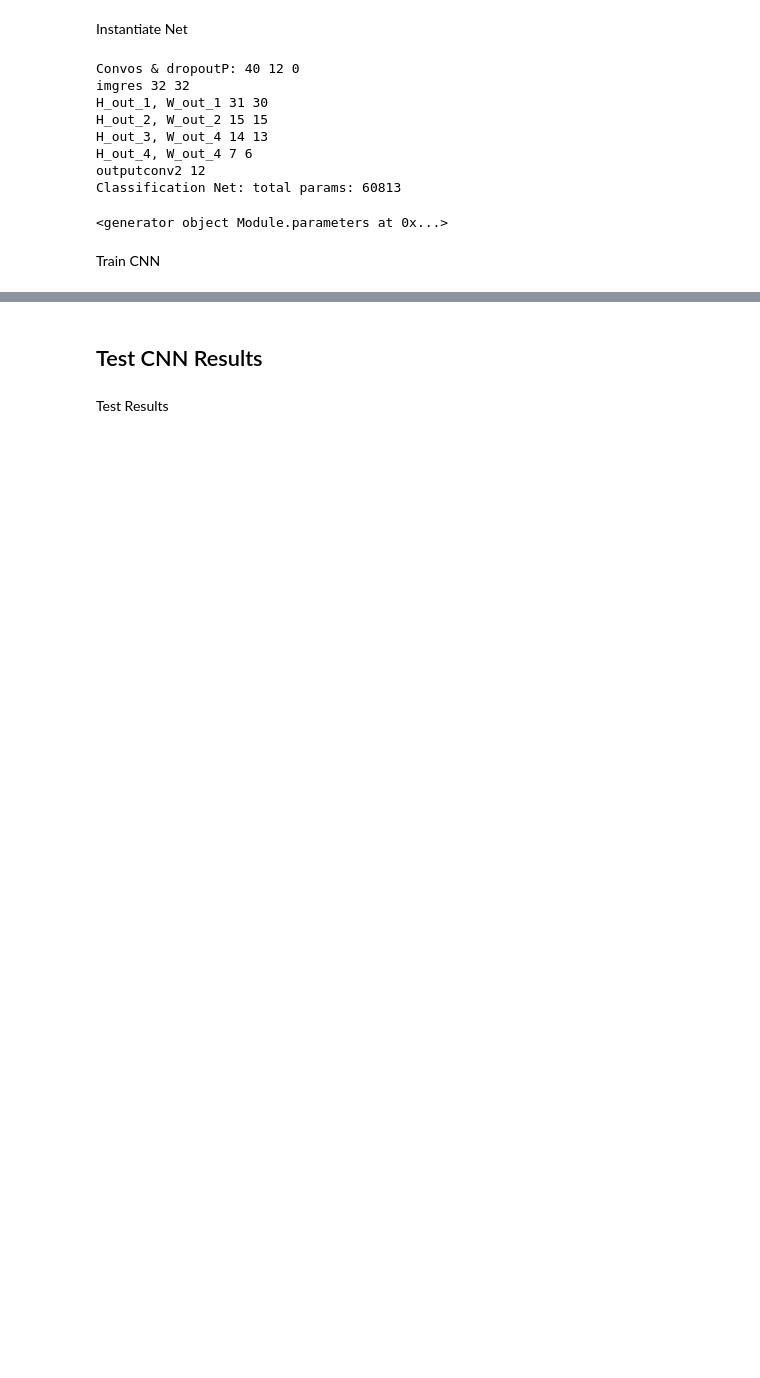
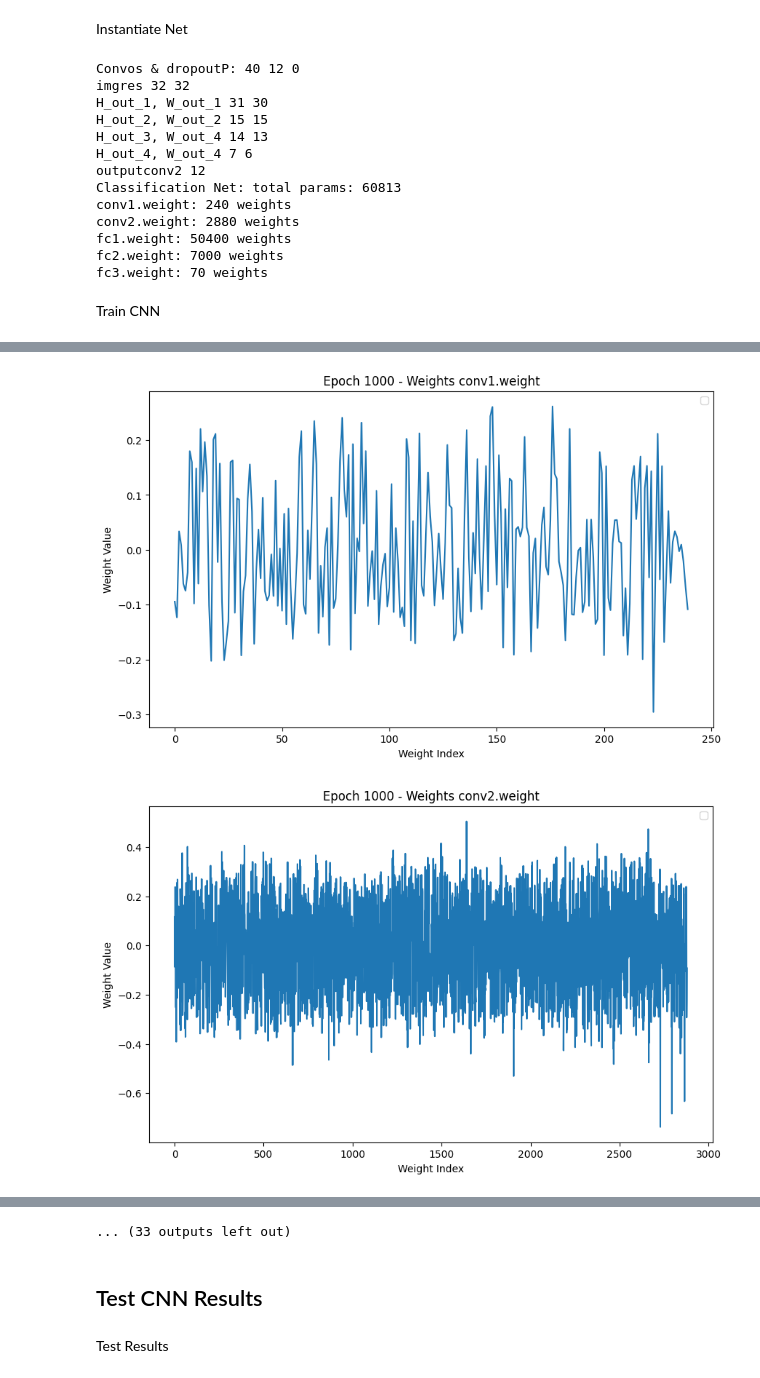
Before and after one commit to sergiosolorzano/financial-asset-gap-risk-nn-prediction, a Jupyter notebook: CNN-bayesian-share-price-prediction/project_multi.ipynb, the cells around one changed output, grey strips where cells are left out. Drawn from its saved outputs; the diff is of its cells as text; code cells hidden in the pictures; blank space fills up the shorter version.

Commit message:
add weights/gradients graphs

```diff
--- a/CNN-bayesian-share-price-prediction/project_multi.ipynb
+++ b/CNN-bayesian-share-price-prediction/project_multi.ipynb
@@ -682,0 +671,12 @@ class Net(nn.Module):
+# %%
+def weights_init_he(m):
+    if isinstance(m, nn.Conv2d):
+        #mode=fan_out: Used for convolutional layers to account for the output size of the layer
+        nn.init.kaiming_uniform_(m.weight, mode='fan_out', nonlinearity='relu')
+        if m.bias is not None:
+            nn.init.constant_(m.bias, 0)
+    elif isinstance(m, nn.Linear):
+        #mode=fan_in: Used for linear layers to account for the input size
+        nn.init.kaiming_uniform_(m.weight, mode='fan_in', nonlinearity='relu')
+        if m.bias is not None:
+            nn.init.constant_(m.bias, 0)
@@ -691,8 +718,15 @@ net = Net(name='Classification Net', filter_size_1=filter_size_1, filter_size_2=
             final_FCLayer_outputs=final_FCLayer_output,
             dropout_probab=dropout_probab)
 
+def print_layer_weights(model):
+    for name, param in model.named_parameters():
+        if param.requires_grad and 'weight' in name:
+            print(f"{name}: {param.numel()} weights")
+
+
 net.to(device)
 net.parameters()
+print_layer_weights(net)
 # %% [output]
 Convos & dropoutP: 40 12 0
 imgres 32 32
@@ -702,7 +736,11 @@ H_out_3, W_out_4 14 13
 H_out_4, W_out_4 7 6
 outputconv2 12
 Classification Net: total params: 60813
+conv1.weight: 240 weights
+conv2.weight: 2880 weights
+fc1.weight: 50400 weights
+fc2.weight: 7000 weights
+fc3.weight: 70 weights
-<generator object Module.parameters at 0x...>
 # %% [markdown]
 Train CNN
 # %%
@@ -711,6 +749,7 @@ Train CNN
 #print running_loss every [x] mini-batches
 mini_batch_running_loss_check = 384#38
 epoch_running_loss_check = 400
+epoch_running_gradients_check = 1000
 
 def Train(learning_rate=learning_rate,momentum=momentum,
           train_loader=train_loader, net=net):
@@ -719,6 +758,8 @@ def Train(learning_rate=learning_rate,momentum=momentum,
 
     print(f"Train params: learning_rate: {learning_rate}, momentum:{momentum}")
 
+    net.apply(weights_init_he)
+
     criterion = nn.MSELoss()
     optimizer = optim.Adam(net.parameters(), lr=learning_rate)
     #criterion = nn.CrossEntropyLoss()
@@ -726,7 +767,14 @@ def Train(learning_rate=learning_rate,momentum=momentum,
 
     for epoch in range(num_epochs_input):
 
+        gradients_dict = {name: [] for name, _ in net.named_parameters() if 'weight' in name}
+
+        weights_dict = {name: [] for name, _ in net.named_parameters() if 'weight' in name}
+
         running_loss = 0.0
+
+        first_batch = True
+
         for i, data in enumerate(train_loader, 0):
             #print(f"Batch {i + 1}")
             #get the inputs; data is a list of [inputs, labels]
@@ -772,8 +820,21 @@ def Train(learning_rate=learning_rate,momentum=momentum,
                     running_loss = 0.0
 
                 if loss.item() < 0.000001:
-                    print(f"Loss is less than 0.000001:{loss.item} Stopping training.")
+                    print(f"Loss is less than 0.000001:{loss.item()} Stopping training.")
                     return loss
+
+                if first_batch and ((epoch + 1) % epoch_running_gradients_check == 0):
+                    for name, param in net.named_parameters():
+                        if 'weight' in name:
+                            if param.grad is not None:
+                                gradients_dict[name].append(param.grad.detach().cpu().numpy())
+                            weights_dict[name].append(param.detach().cpu().numpy())
+
+                    plot_data(weights_dict, gradients_dict, epoch)
+                    first_batch = False
+                    #print("epoch",epoch,"data i",i,"image",inputs)
+                    #print("epoch",epoch,"data i",i,"label",labels)
+                    #print("epoch",epoch,"outputs i",i,"outputs",outputs)
 
     end_time = time.time()
 
@@ -799,0 +853,2 @@ tensor(6.5142e-07, device='cuda:0', grad_fn=<MseLossBackward0>)
+[figure, added]
+[figure, added]
@@ -800,3 +865,4 @@ tensor(6.5142e-07, device='cuda:0', grad_fn=<MseLossBackward0>)
+... (33 outputs left out)
 # %%
 Save_Scenario_Model(scenario,net)
 # %% [markdown]
```
Also changed, not shown: parts of 8 cells of this notebook, 6 other files.
